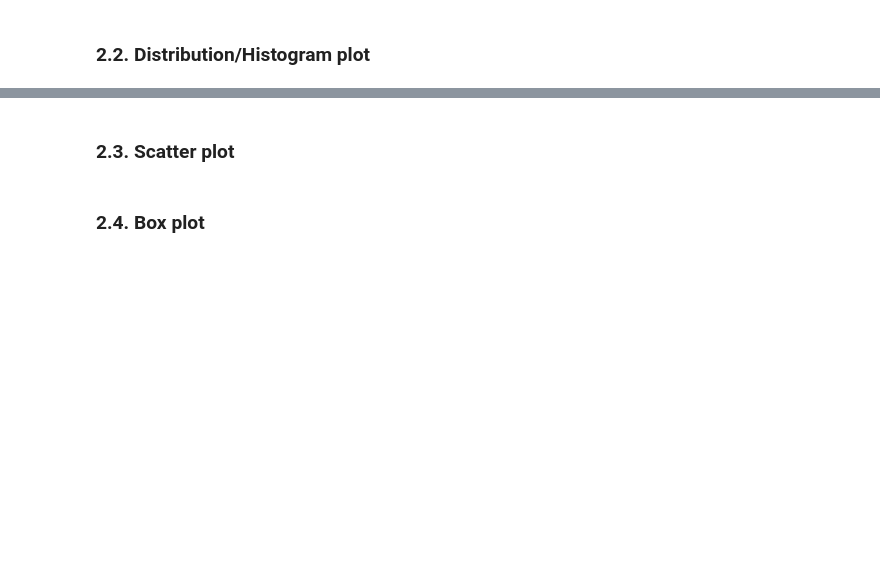
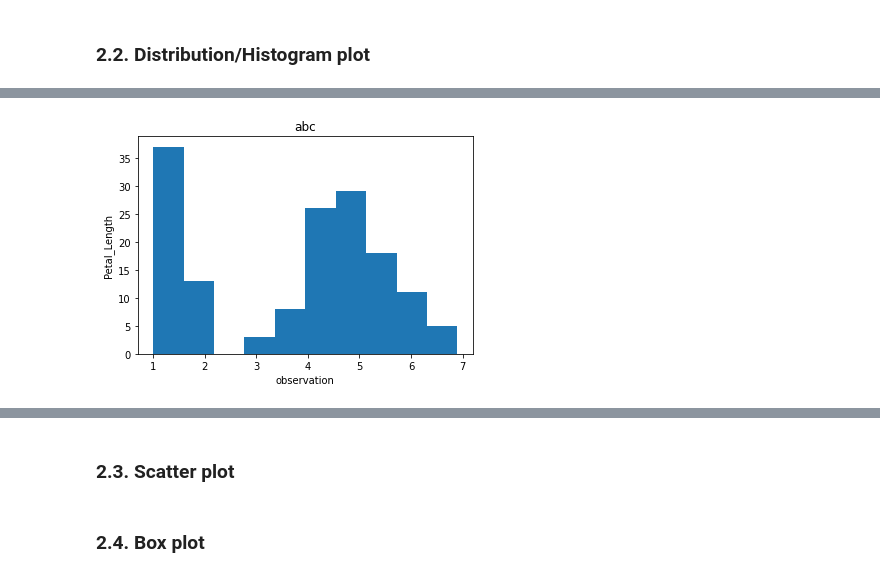
Before and after one commit to honghanhh/mci_python_31_level_1, a Jupyter notebook: Live Slides/Live Lecture 7/DAT_Live_Lecture_7.ipynb, the cells around one changed output, grey strips where cells are left out. Drawn from its saved outputs; the diff is of its cells as text; code cells hidden in the pictures; blank space fills up the shorter version.

```diff
--- a/Live Slides/Live Lecture 7/DAT_Live_Lecture_7.ipynb
+++ b/Live Slides/Live Lecture 7/DAT_Live_Lecture_7.ipynb
@@ -212,2 +252,5 @@ plt.show()
 # %% [markdown]
 ### 2.2. Distribution/Histogram plot
+# %%
+iris = sns.load_dataset('iris') #alway we use it for machine learning
+iris.head()
@@ -213,0 +264,8 @@ plt.show()
+# %%
+plt.hist(iris['petal_length'], bins =10) #to remove the object
+plt.title("abc")
+plt.xlabel("observation")
+plt.ylabel("Petal_Length")
+plt.show()
+# %% [output]
+[figure, added]
```
Also changed, not shown: parts of 11 cells of this notebook.
